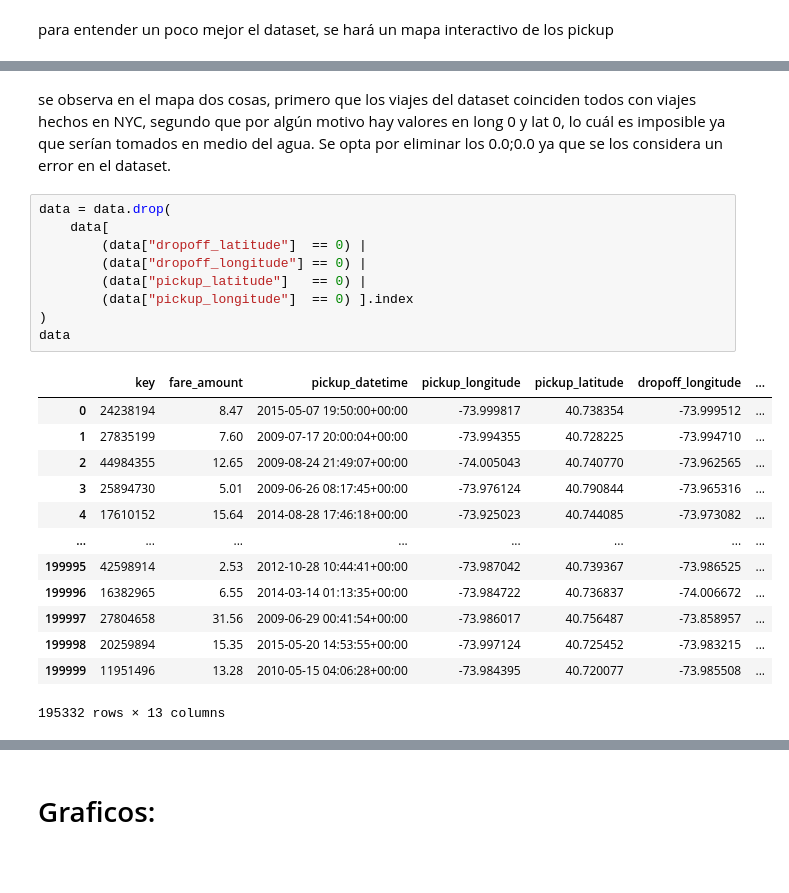
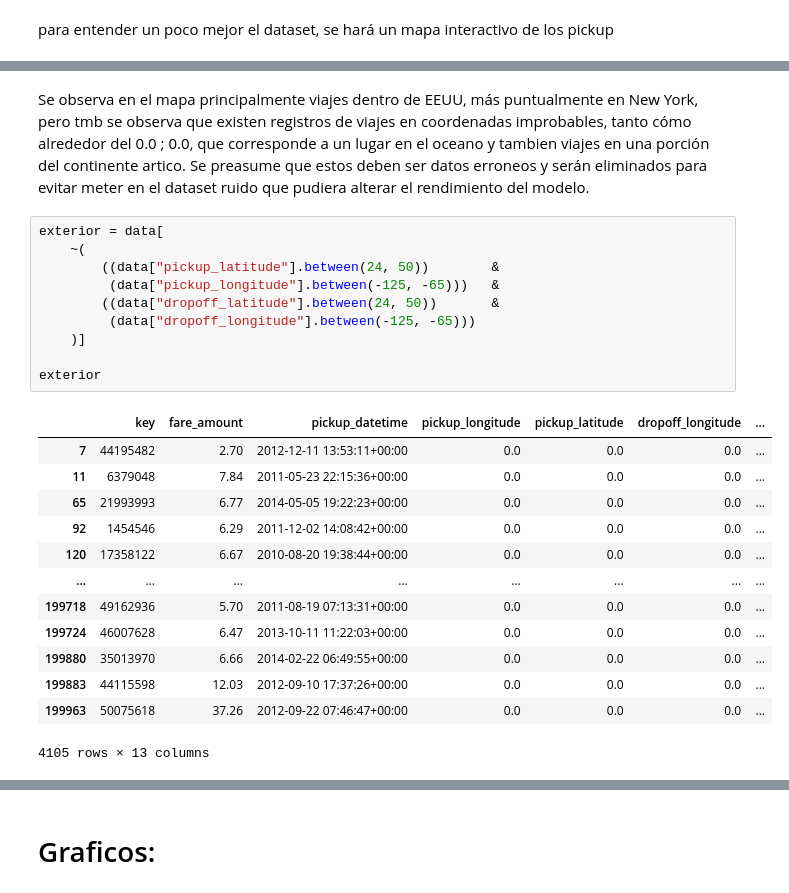
Before and after one commit to SebMun33/AA1-TUIA-2026C1-Onyskiw-Mu-oz, a Jupyter notebook: analisis_descriptivo.ipynb, the cells around one changed output, grey strips where cells are left out. Cells and saved outputs as stored; diff of their text form; blank space fills up the shorter version.

```diff
--- a/analisis_descriptivo.ipynb
+++ b/analisis_descriptivo.ipynb
@@ -229,25 +221,26 @@ mapa
 # %% [markdown]
-se observa en el mapa dos cosas, primero que los viajes del dataset coinciden todos con viajes hechos en NYC, segundo que por algún motivo hay valores en long 0 y lat 0, lo cuál es imposible ya que serían tomados en medio del agua. Se opta por eliminar los 0.0;0.0 ya que se los considera un error en el dataset.
+Se observa en el mapa principalmente viajes dentro de EEUU, más puntualmente en New York, pero tmb se observa que existen registros de viajes en coordenadas improbables, tanto cómo alrededor del 0.0 ; 0.0, que corresponde a un lugar en el oceano y tambien viajes en una porción del continente artico. Se preasume que estos deben ser datos erroneos y serán eliminados para evitar meter en el dataset ruido que pudiera alterar el rendimiento del modelo.
 # %%
-data = data.drop(
-    data[
-        (data["dropoff_latitude"]  == 0) |
-        (data["dropoff_longitude"] == 0) |
-        (data["pickup_latitude"]   == 0) |
-        (data["pickup_longitude"]  == 0) ].index
-)
-data
+exterior = data[
+    ~(
+        ((data["pickup_latitude"].between(24, 50))        &
+         (data["pickup_longitude"].between(-125, -65)))   &
+        ((data["dropoff_latitude"].between(24, 50))       &
+         (data["dropoff_longitude"].between(-125, -65)))
+    )]
+
+exterior
 # %% [output]
 |  | key | fare_amount | pickup_datetime | pickup_longitude | pickup_latitude | dropoff_longitude | ... |
-| 0 | 24238194 | 8.47 | 2015-05-07 19:50:00+00:00 | -73.999817 | 40.738354 | -73.999512 | ... |
-| 1 | 27835199 | 7.60 | 2009-07-17 20:00:04+00:00 | -73.994355 | 40.728225 | -73.994710 | ... |
-| 2 | 44984355 | 12.65 | 2009-08-24 21:49:07+00:00 | -74.005043 | 40.740770 | -73.962565 | ... |
-| 3 | 25894730 | 5.01 | 2009-06-26 08:17:45+00:00 | -73.976124 | 40.790844 | -73.965316 | ... |
-| 4 | 17610152 | 15.64 | 2014-08-28 17:46:18+00:00 | -73.925023 | 40.744085 | -73.973082 | ... |
+| 7 | 44195482 | 2.70 | 2012-12-11 13:53:11+00:00 | 0.0 | 0.0 | 0.0 | ... |
+| 11 | 6379048 | 7.84 | 2011-05-23 22:15:36+00:00 | 0.0 | 0.0 | 0.0 | ... |
+| 65 | 21993993 | 6.77 | 2014-05-05 19:22:23+00:00 | 0.0 | 0.0 | 0.0 | ... |
+| 92 | 1454546 | 6.29 | 2011-12-02 14:08:42+00:00 | 0.0 | 0.0 | 0.0 | ... |
+| 120 | 17358122 | 6.67 | 2010-08-20 19:38:44+00:00 | 0.0 | 0.0 | 0.0 | ... |
 | ... | ... | ... | ... | ... | ... | ... | ... |
-| 199995 | 42598914 | 2.53 | 2012-10-28 10:44:41+00:00 | -73.987042 | 40.739367 | -73.986525 | ... |
-| 199996 | 16382965 | 6.55 | 2014-03-14 01:13:35+00:00 | -73.984722 | 40.736837 | -74.006672 | ... |
-| 199997 | 27804658 | 31.56 | 2009-06-29 00:41:54+00:00 | -73.986017 | 40.756487 | -73.858957 | ... |
-| 199998 | 20259894 | 15.35 | 2015-05-20 14:53:55+00:00 | -73.997124 | 40.725452 | -73.983215 | ... |
-| 199999 | 11951496 | 13.28 | 2010-05-15 04:06:28+00:00 | -73.984395 | 40.720077 | -73.985508 | ... |
+| 199718 | 49162936 | 5.70 | 2011-08-19 07:13:31+00:00 | 0.0 | 0.0 | 0.0 | ... |
+| 199724 | 46007628 | 6.47 | 2013-10-11 11:22:03+00:00 | 0.0 | 0.0 | 0.0 | ... |
+| 199880 | 35013970 | 6.66 | 2014-02-22 06:49:55+00:00 | 0.0 | 0.0 | 0.0 | ... |
+| 199883 | 44115598 | 12.03 | 2012-09-10 17:37:26+00:00 | 0.0 | 0.0 | 0.0 | ... |
+| 199963 | 50075618 | 37.26 | 2012-09-22 07:46:47+00:00 | 0.0 | 0.0 | 0.0 | ... |
-195332 rows × 13 columns
+4105 rows × 13 columns
```
Also changed, not shown: parts of 19 cells of this notebook.
